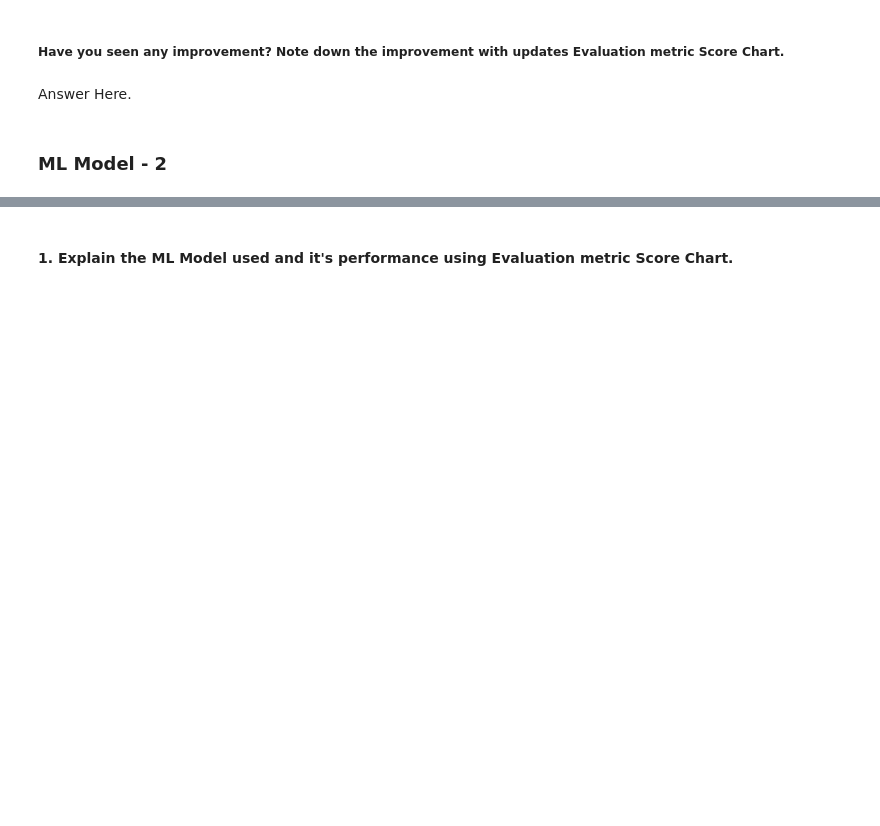
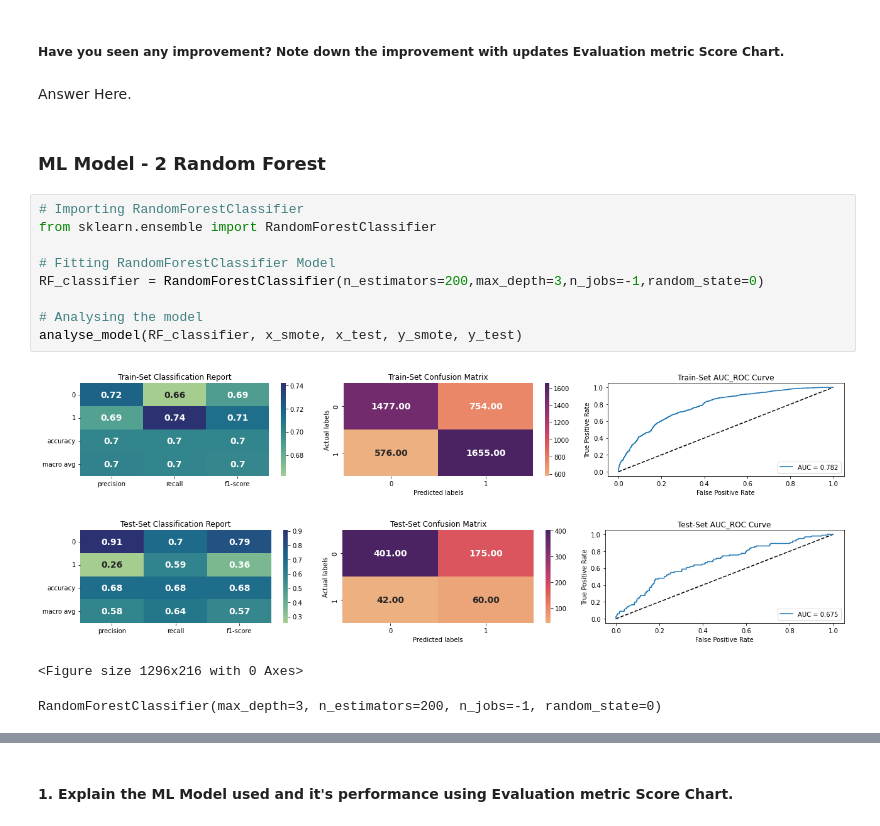
Before and after one commit to manjirikulkarni03/cardiovascular_risk_prediction, a Jupyter notebook: Manjiri_data_cardiovascular_risk.ipynb, the cells around one changed output, grey strips where cells are left out. Drawn from its saved outputs; the diff is of its cells as text; blank space fills up the shorter version.

```diff
--- a/Manjiri_data_cardiovascular_risk.ipynb
+++ b/Manjiri_data_cardiovascular_risk.ipynb
@@ -1543,4 +1544,18 @@ Answer Here.
 # %% [markdown]
 Answer Here.
 # %% [markdown]
-### ML Model - 2
+### ML Model - 2 Random Forest
+# %%
+# Importing RandomForestClassifier
+from sklearn.ensemble import RandomForestClassifier
+
+# Fitting RandomForestClassifier Model
+RF_classifier = RandomForestClassifier(n_estimators=200,max_depth=3,n_jobs=-1,random_state=0)
+
+# Analysing the model
+analyse_model(RF_classifier, x_smote, x_test, y_smote, y_test)
+# %% [output]
+[figure, added]
+[figure, added]
+<Figure size 1296x216 with 0 Axes>
+RandomForestClassifier(max_depth=3, n_estimators=200, n_jobs=-1, random_state=0)
```
Also changed, not shown: parts of 126 cells of this notebook.
